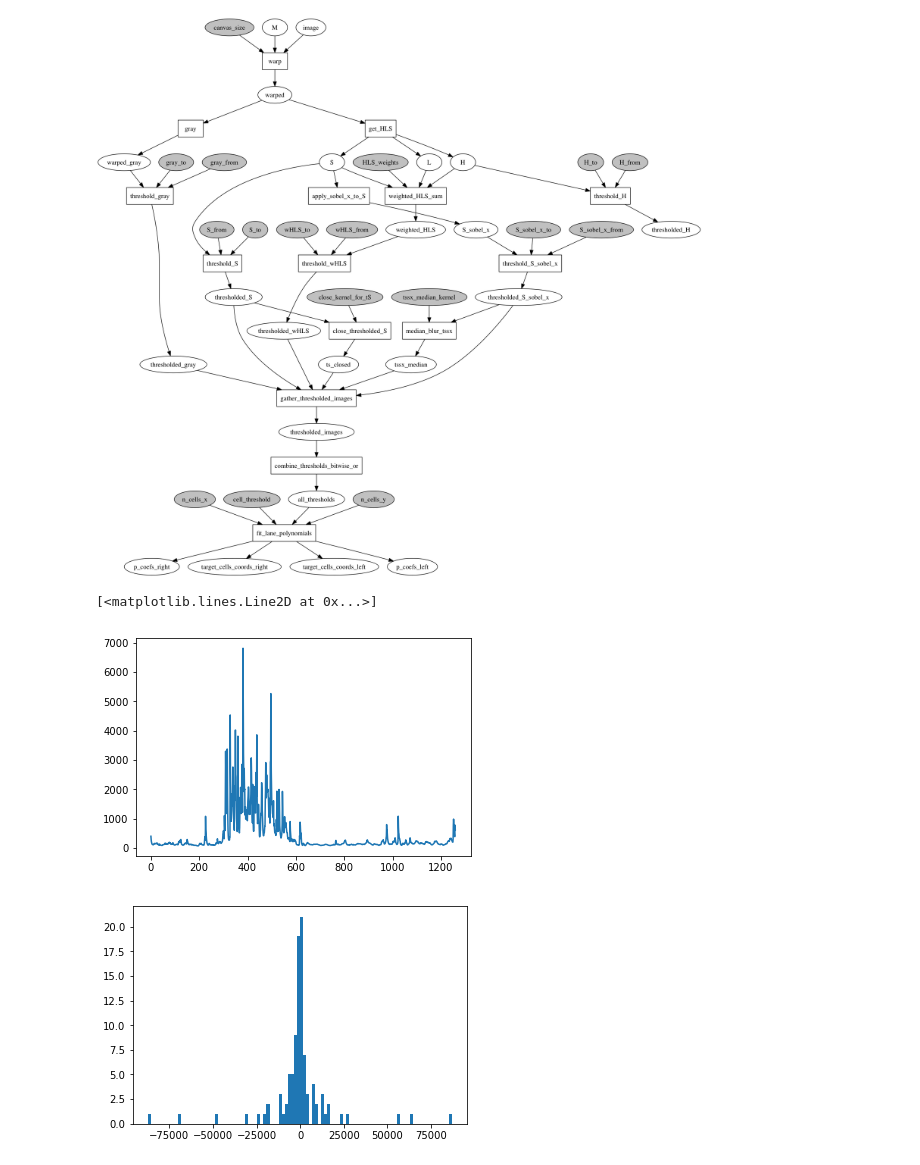
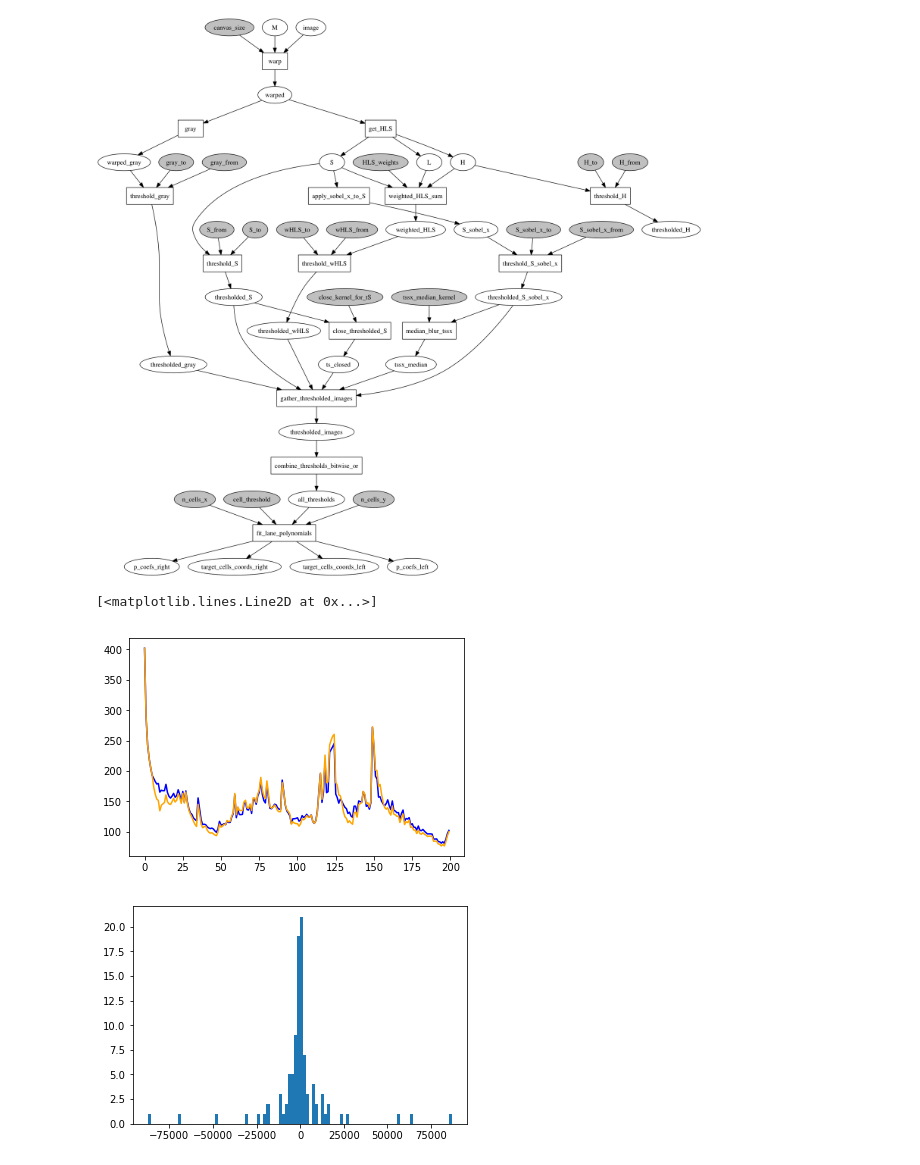
Before and after one commit to semeniuta/CarND-Advanced-Lane-Lines, a Jupyter notebook: 8_curvature_and_pos.ipynb, the cells around one changed output. Drawn from its saved outputs; the diff is of its cells as text; code cells hidden in the pictures.

Commit message:
Created GenericSmootherWithMemory; experiments with curvature smoothing, drawing text, pixel-to-meter ratios

```diff
--- a/8_curvature_and_pos.ipynb
+++ b/8_curvature_and_pos.ipynb
@@ -52,6 +55,7 @@ def create_processing_func_curvature(
     cg_params,
     M,
     M_inv,
+    memory_size=5,
     diff_threshold=int(1e6)
 ):
 
@@ -73,7 +77,8 @@ def create_processing_func_curvature(
         c2 = lanelines.curvature_poly2(coefs['p_coefs_right'], last_y)
         return 0.5 * (c1 + c2)
 
-    curv_smoother = GenericSmoother(curv, diff_threshold)
+    #curv_smoother = GenericSmoother(curv, diff_threshold)
+    curv_smoother = GenericSmootherWithMemory(curv, diff_threshold, memory_size)
 
     def process(im):
 
@@ -95,21 +96,26 @@ def lane_center(poly_x_left, poly_x_right, last_n=15):
 # %%
-proc_func = create_processing_func_curvature(cg, cg_params, M, Minv)
-video_rd = imageio.get_reader('project_video.mp4')
+def get_curvatures_smoothed(first_n=None, memory_size=10):
 
-curvatures_smoothed = []
-curvatures_singleim = []
+    if first_n is None:
+        first_n = len(video_rd)
 
-#for i in range(500):
-for i in range(len(video_rd)):
-    frame = video_rd.get_data(i)
-    rendered_im, curv_smoothed = proc_func(frame)
+    proc_func = create_processing_func_curvature(cg, cg_params, M, Minv, memory_size)
+    video_rd = imageio.get_reader('project_video.mp4')
 
-    curvatures_smoothed.append(curv_smoothed)
-    curvatures_singleim.append(curv_singleim)
+    curvatures_smoothed = []
 
-plt.plot(curvatures_smoothed)
-#plt.plot(curvatures_singleim, color='r')
+    for i in range(first_n):
+        frame = video_rd.get_data(i)
+        rendered_im, curv_smoothed = proc_func(frame)
+
+        curvatures_smoothed.append(curv_smoothed)
+
+    return np.array(curvatures_smoothed)
-# %% [output]
-[<matplotlib.lines.Line2D at 0x...>]
-[figure, removed]
+# %%
+#curvatures_smoothed = get_curvatures_smoothed(first_n=50)
+plt.plot( get_curvatures_smoothed(first_n=200, memory_size=10), color='blue' )
+plt.plot( get_curvatures_smoothed(first_n=200, memory_size=5), color='orange' )
+# %% [output]
+[<matplotlib.lines.Line2D at 0x...>]
+[figure, added]
 # %%
```
Also changed, not shown: parts of 6 cells of this notebook, 4 other files.
